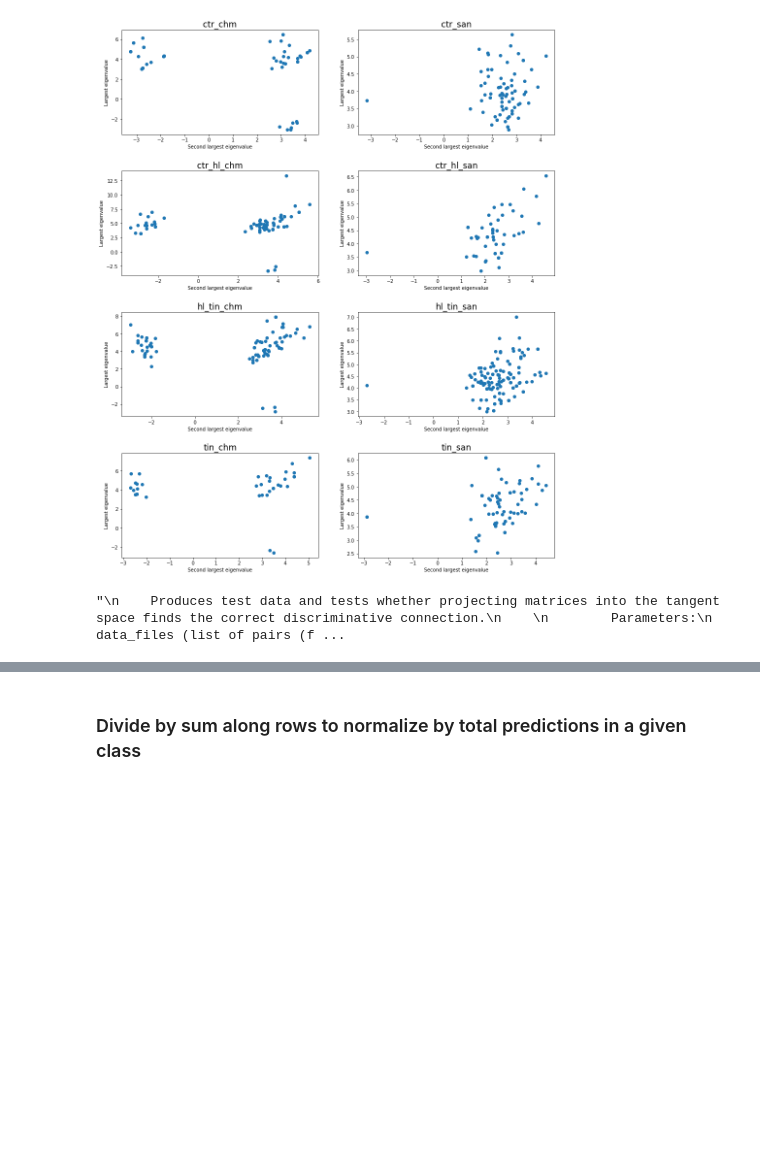
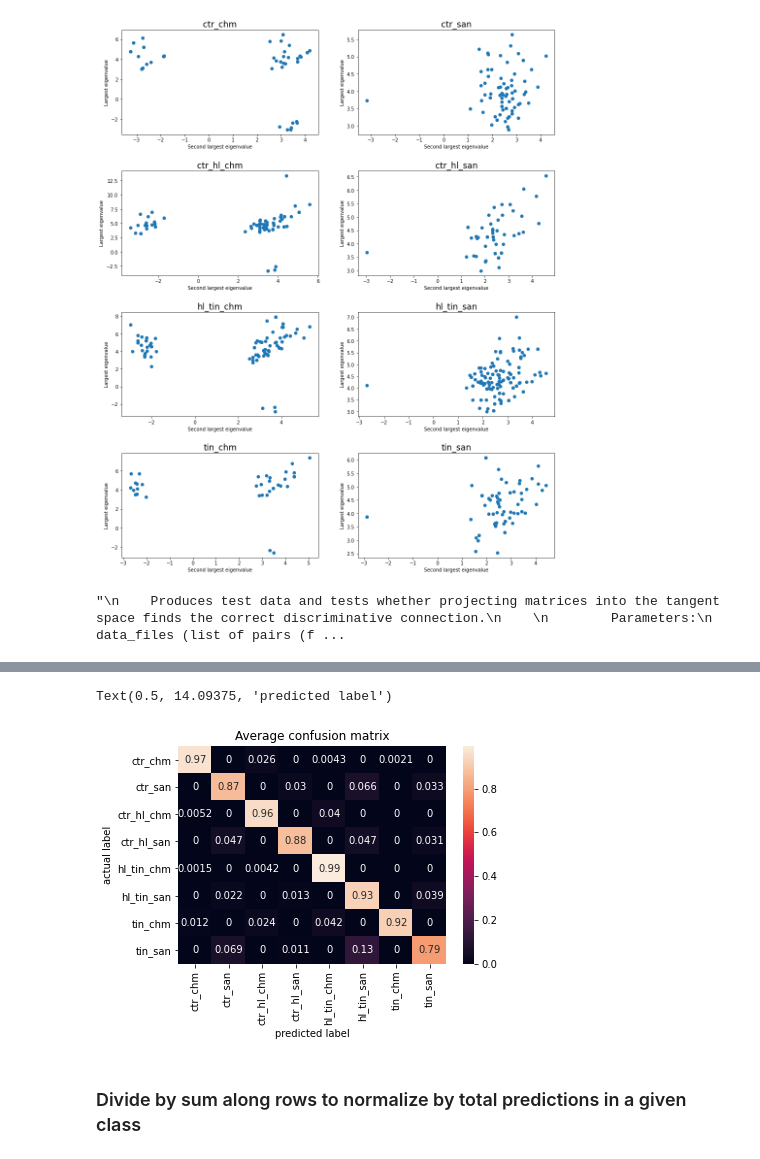
Before and after one commit to dcarmod2/RiemNeuro, a Jupyter notebook: Riemann8Class_paperPrep.ipynb, the cells around one changed output, grey strips where cells are left out. Saved outputs shown, nothing was run; the diff lists cells and outputs as text; code cells hidden in the pictures; blank space fills up the shorter version.

```diff
--- a/Riemann8Class_paperPrep.ipynb
+++ b/Riemann8Class_paperPrep.ipynb
@@ -280,13 +303,16 @@ y_pred
 # %%
 plt.figure()
-df_cm = pd.DataFrame(mat, index = ['ctr_chm','ctr_san','ctr_hl_chm','ctr_hl_san','hl_tin_chm','hl_tin_san','tin_chm','tin_san'],
+df_cm = pd.DataFrame(matDict['raw_data'], index = ['ctr_chm','ctr_san','ctr_hl_chm','ctr_hl_san','hl_tin_chm','hl_tin_san','tin_chm','tin_san'],
                       columns = ['ctr_chm','ctr_san','ctr_hl_chm','ctr_hl_san','hl_tin_chm','hl_tin_san','tin_chm','tin_san'])
 
 sn.heatmap(df_cm, annot=True)
-plt.title(fname + " average confusion matrix")
+plt.title("Average confusion matrix")
 plt.ylabel('actual label')
 plt.xlabel('predicted label')
-plt.savefig('RiemannResults/'+'new_data'+'/AvgConfMat8class.png',bbox_inches='tight')
+#plt.savefig('RiemannResults/'+'new_data'+'/AvgConfMat8class.png',bbox_inches='tight')
+# %% [output]
+Text(0.5, 14.09375, 'predicted label')
+[figure, added]
 # %% [markdown]
 ### Divide by sum along rows to normalize by total predictions in a given class
 # %%
```
Also changed, not shown: parts of 29 cells of this notebook, 4 other files.
